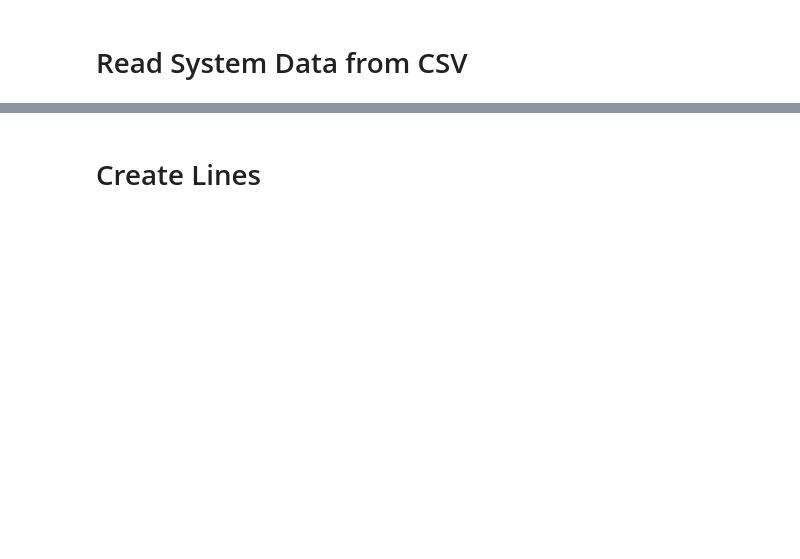
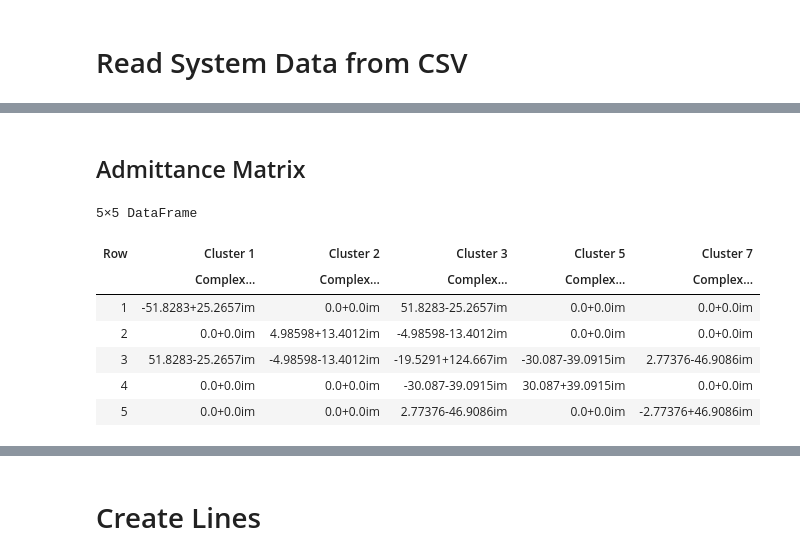
Before and after one commit to Sciemon/mwe_dynamic_equivalents_regions, a Jupyter notebook: dynamic-equivalents-simulations.ipynb, the cells around one changed output, grey strips where cells are left out. Drawn from its saved outputs; the diff is of its cells as text; code cells hidden in the pictures; blank space fills up the shorter version.

```diff
--- a/dynamic-equivalents-simulations.ipynb
+++ b/dynamic-equivalents-simulations.ipynb
@@ -49 +44,16 @@ admittance_matrix_df
+# %% [markdown]
+## Admittance Matrix
+# %%
+admittance_matrix_pu_df = CSV.read("$(path_to_csv_files)reduced-admittance-matrix-from-power-flow.csv", DataFrame, header=1, drop=[1])
+admittance_matrix_pu_df = mapcols(col -> parse_python_complex.(col), admittance_matrix_pu_df)
+admittance_matrix_pu_df
+# %% [output]
+5×5 DataFrame
+| Row | Cluster 1 | Cluster 2 | Cluster 3 | Cluster 5 | Cluster 7 |
+|  | Complex… | Complex… | Complex… | Complex… | Complex… |
+| 1 | -51.8283+25.2657im | 0.0+0.0im | 51.8283-25.2657im | 0.0+0.0im | 0.0+0.0im |
+| 2 | 0.0+0.0im | 4.98598+13.4012im | -4.98598-13.4012im | 0.0+0.0im | 0.0+0.0im |
+| 3 | 51.8283-25.2657im | -4.98598-13.4012im | -19.5291+124.667im | -30.087-39.0915im | 2.77376-46.9086im |
+| 4 | 0.0+0.0im | 0.0+0.0im | -30.087-39.0915im | 30.087+39.0915im | 0.0+0.0im |
+| 5 | 0.0+0.0im | 0.0+0.0im | 2.77376-46.9086im | 0.0+0.0im | -2.77376+46.9086im |
 # %%
```
Also changed, not shown: parts of 27 cells of this notebook, 4 other files.
